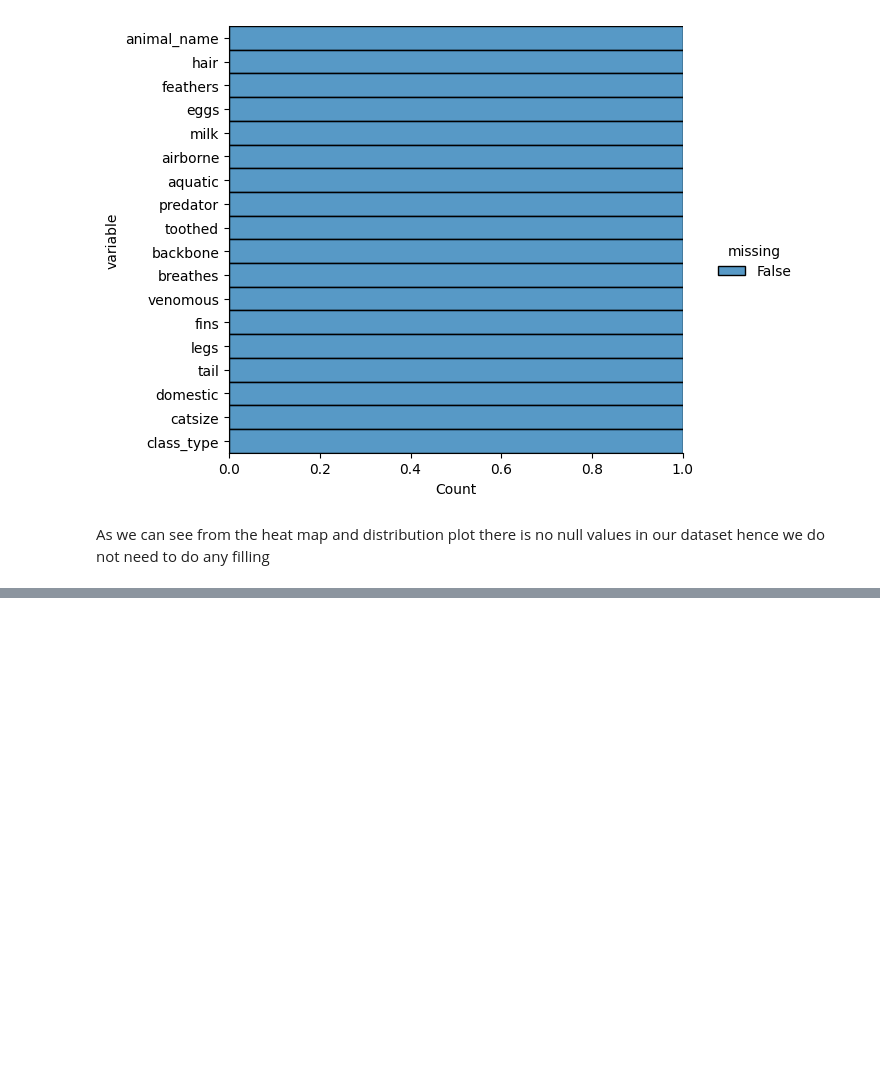
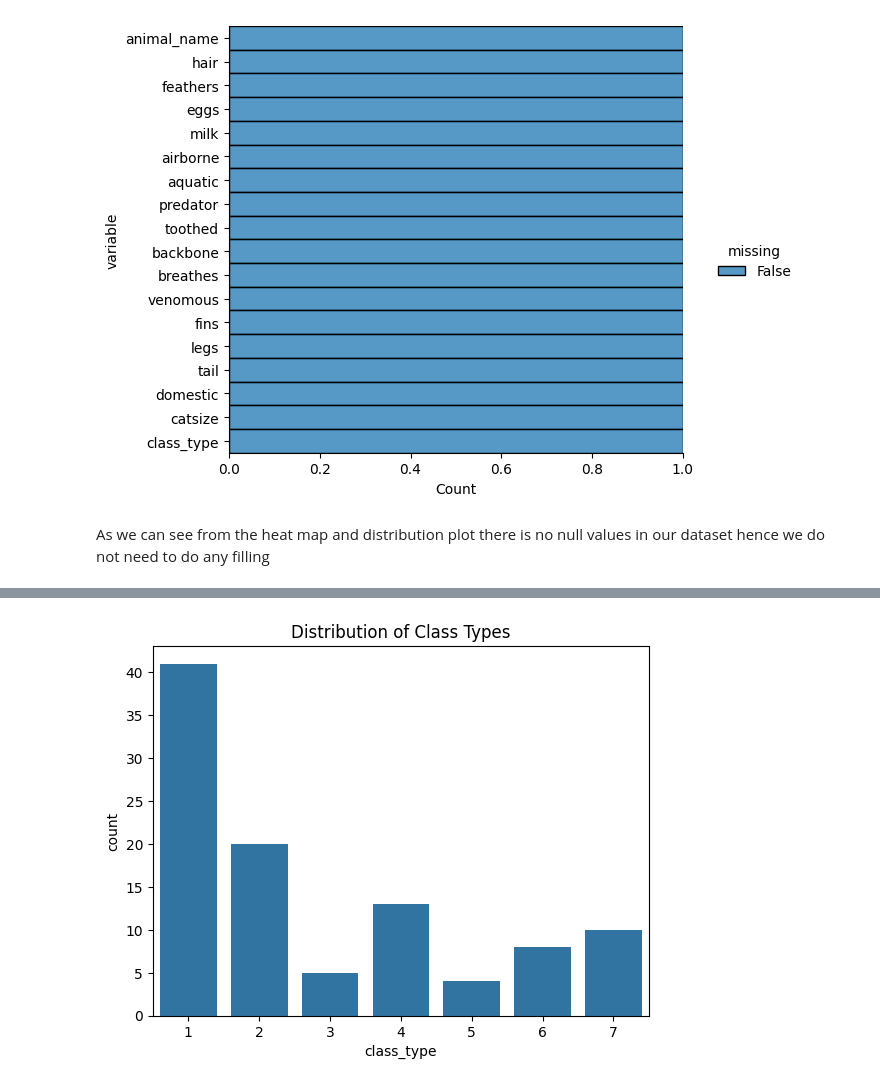
Before and after one commit to dheeraj16-coder/mi-model-and-data-visualization, a Jupyter notebook: ml_classifier/zoo_classifier_model.ipynb, the cells around one changed output, grey strips where cells are left out. Drawn from its saved outputs; the diff is of its cells as text; code cells hidden in the pictures; blank space fills up the shorter version.

```diff
--- a/ml_classifier/zoo_classifier_model.ipynb
+++ b/ml_classifier/zoo_classifier_model.ipynb
@@ -77,0 +105,6 @@ plt.show()
+# %%
+sns.countplot(x='class_type', data=zoo_df)
+plt.title('Distribution of Class Types')
+plt.show()
+# %% [output]
+[figure, added]
```
Also changed, not shown: parts of 11 cells of this notebook, 1 other file.
